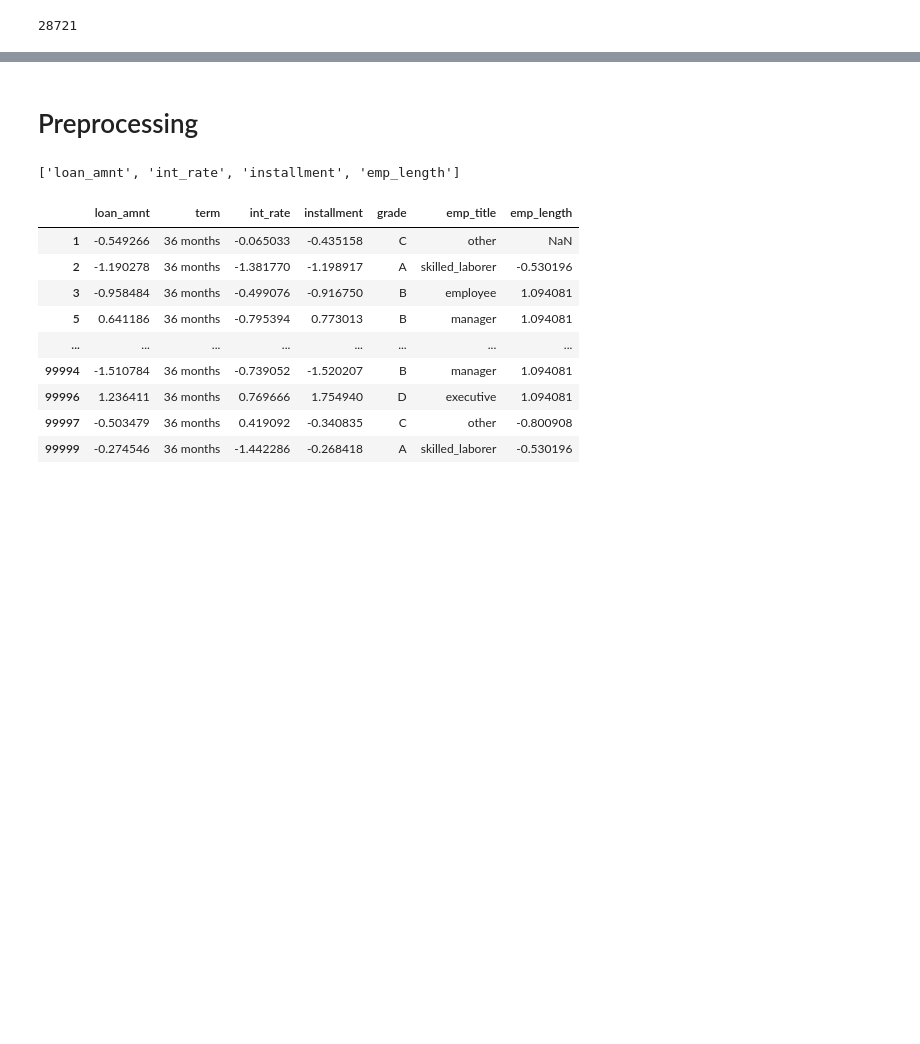
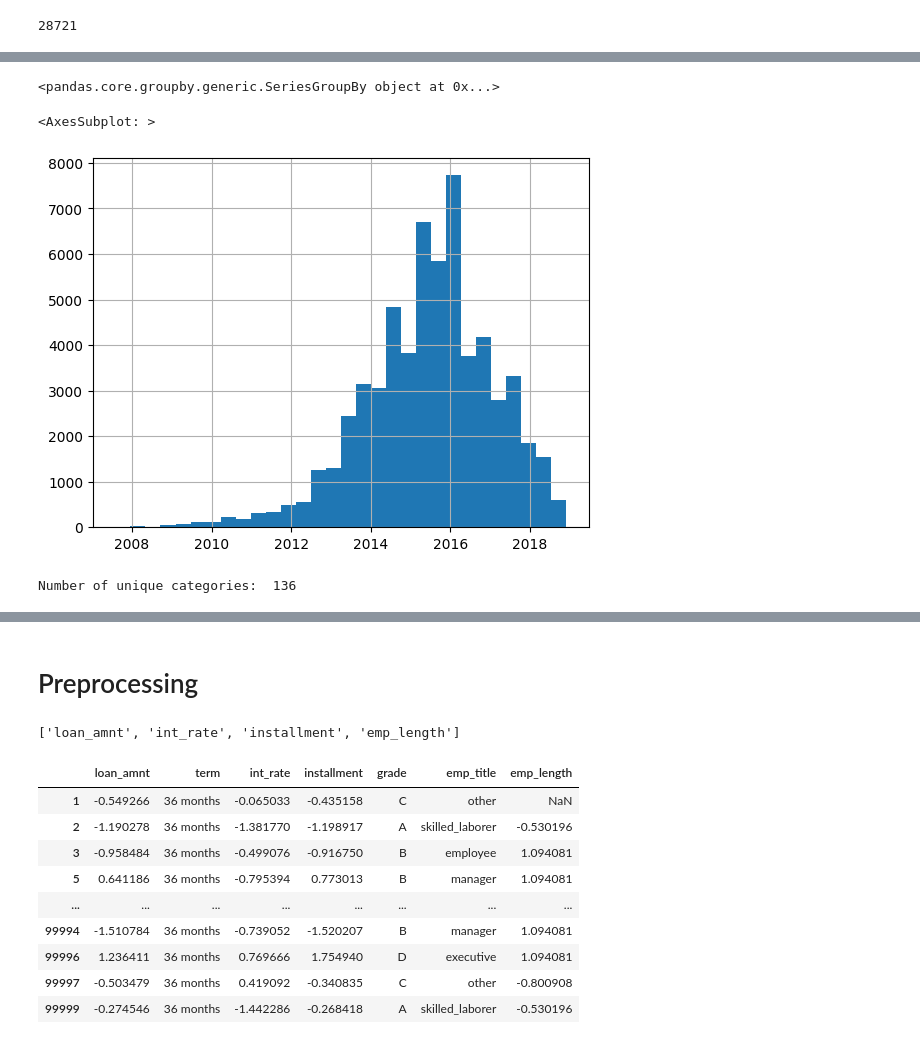
Before and after one commit to Alex1iv/Loan_repayment, a Jupyter notebook: notebooks/Loan_repayment.ipynb, the cells around one changed output, grey strips where cells are left out. Saved outputs shown, nothing was run; the diff lists cells and outputs as text; code cells hidden in the pictures; blank space fills up the shorter version.

```diff
--- a/notebooks/Loan_repayment.ipynb
+++ b/notebooks/Loan_repayment.ipynb
@@ -408,0 +550,4 @@ Name: emp_title, dtype: float64
+# %%
+data['issue_d'] = pd.to_datetime(data['issue_d'], errors='coerce').dt.date
+data['issued_year'] = pd.to_datetime(data['issue_d'], errors='coerce').dt.year
+data['issued_month'] = pd.to_datetime(data['issue_d'], errors='coerce').dt.month
@@ -408,0 +601,16 @@ Name: emp_title, dtype: float64
+# %%
+temp3 = temp1.groupby(by='issued_month')['loan_status']
+temp4 = temp2.groupby(by='issued_month')['loan_status']
+temp3
+# %% [output]
+<pandas.core.groupby.generic.SeriesGroupBy object at 0x...>
+# %%
+data['issue_d'].hist(bins=30)
+# %% [output]
+<AxesSubplot: >
+[figure, added]
+# %%
+new_order = list(np.sort(data['issue_d'].unique()))
+print('Number of unique categories: ', len(new_order))
+# %% [output]
+Number of unique categories:  136
```
Also changed, not shown: parts of 32 cells of this notebook.
